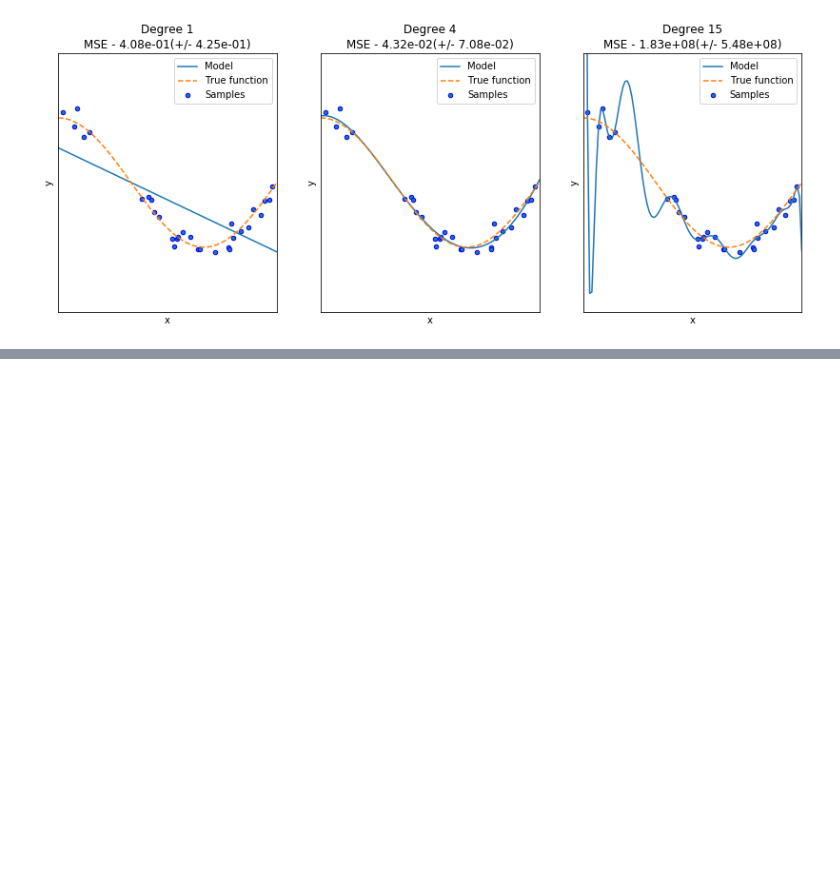
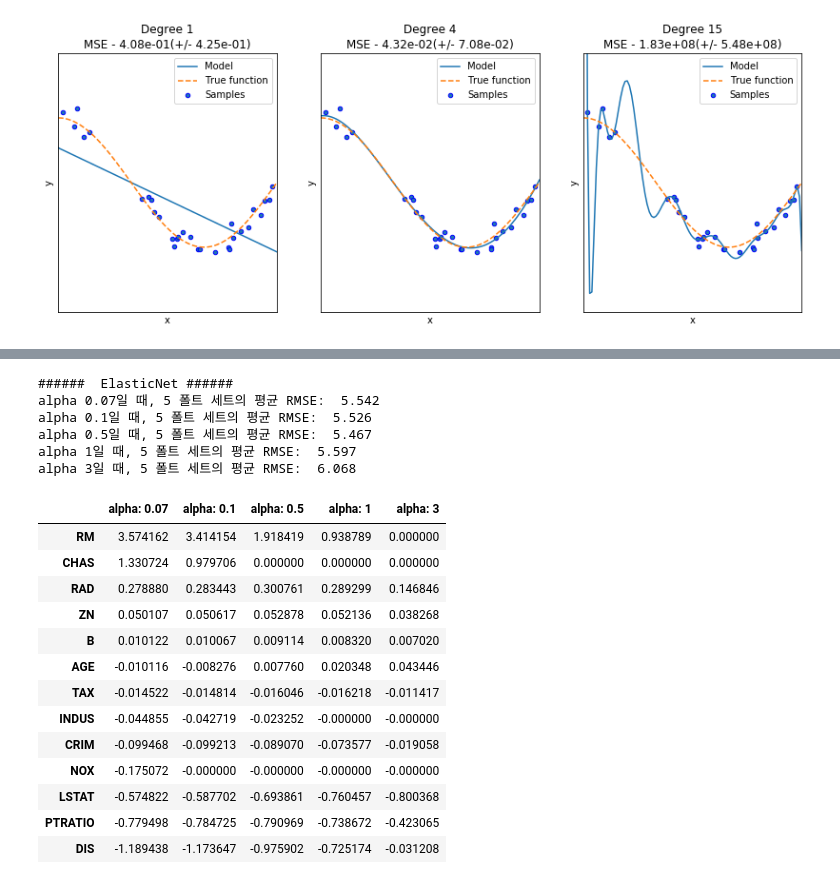
Before and after one commit to imn00133/deeplearning, a Jupyter notebook: python_machine_learning_perfect_guide/chapter5/5.4 boston house prices.ipynb, the cells around one changed output, grey strips where cells are left out. Saved outputs shown, nothing was run; the diff lists cells and outputs as text; code cells hidden in the pictures; blank space fills up the shorter version.

```diff
--- a/python_machine_learning_perfect_guide/chapter5/5.4 boston house prices.ipynb
+++ b/python_machine_learning_perfect_guide/chapter5/5.4 boston house prices.ipynb
@@ -248,0 +370,28 @@ Degree 15 MSE는 182581084.8263125 입니다.
+# %%
+elastic_alphas = [0.07, 0.1, 0.5, 1, 3]
+coeff_elastic_df = get_linear_reg_eval('ElasticNet', params=elastic_alphas, x_data_n=x_data, y_target_n=y_target)
+# %% [output]
+######  ElasticNet ######
+alpha 0.07일 때, 5 폴트 세트의 평균 RMSE:  5.542
+alpha 0.1일 때, 5 폴트 세트의 평균 RMSE:  5.526
+alpha 0.5일 때, 5 폴트 세트의 평균 RMSE:  5.467
+alpha 1일 때, 5 폴트 세트의 평균 RMSE:  5.597
+alpha 3일 때, 5 폴트 세트의 평균 RMSE:  6.068
+# %%
+sort_column = 'alpha: ' + str(elastic_alphas[0])
+coeff_elastic_df.sort_values(by=sort_column, ascending=False)
+# %% [output]
+|  | alpha: 0.07 | alpha: 0.1 | alpha: 0.5 | alpha: 1 | alpha: 3 |
+| RM | 3.574162 | 3.414154 | 1.918419 | 0.938789 | 0.000000 |
+| CHAS | 1.330724 | 0.979706 | 0.000000 | 0.000000 | 0.000000 |
+| RAD | 0.278880 | 0.283443 | 0.300761 | 0.289299 | 0.146846 |
+| ZN | 0.050107 | 0.050617 | 0.052878 | 0.052136 | 0.038268 |
+| B | 0.010122 | 0.010067 | 0.009114 | 0.008320 | 0.007020 |
+| AGE | -0.010116 | -0.008276 | 0.007760 | 0.020348 | 0.043446 |
+| TAX | -0.014522 | -0.014814 | -0.016046 | -0.016218 | -0.011417 |
+| INDUS | -0.044855 | -0.042719 | -0.023252 | -0.000000 | -0.000000 |
+| CRIM | -0.099468 | -0.099213 | -0.089070 | -0.073577 | -0.019058 |
+| NOX | -0.175072 | -0.000000 | -0.000000 | -0.000000 | -0.000000 |
+| LSTAT | -0.574822 | -0.587702 | -0.693861 | -0.760457 | -0.800368 |
+| PTRATIO | -0.779498 | -0.784725 | -0.790969 | -0.738672 | -0.423065 |
+| DIS | -1.189438 | -1.173647 | -0.975902 | -0.725174 | -0.031208 |
```
Also changed, not shown: parts of 9 cells of this notebook.
